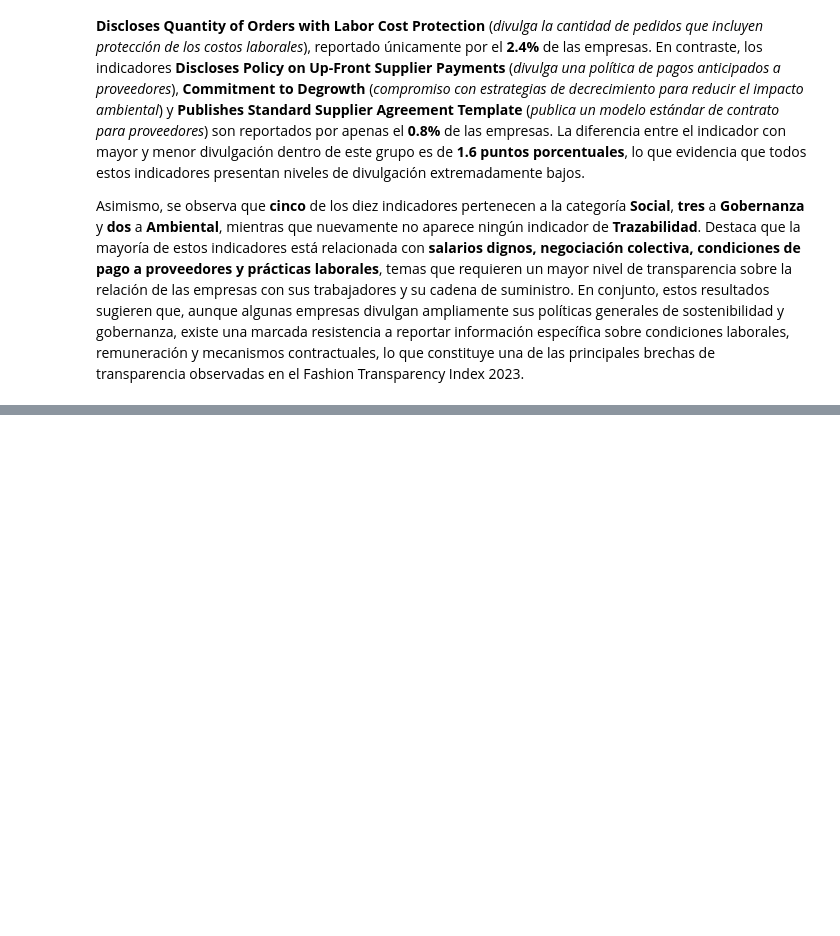
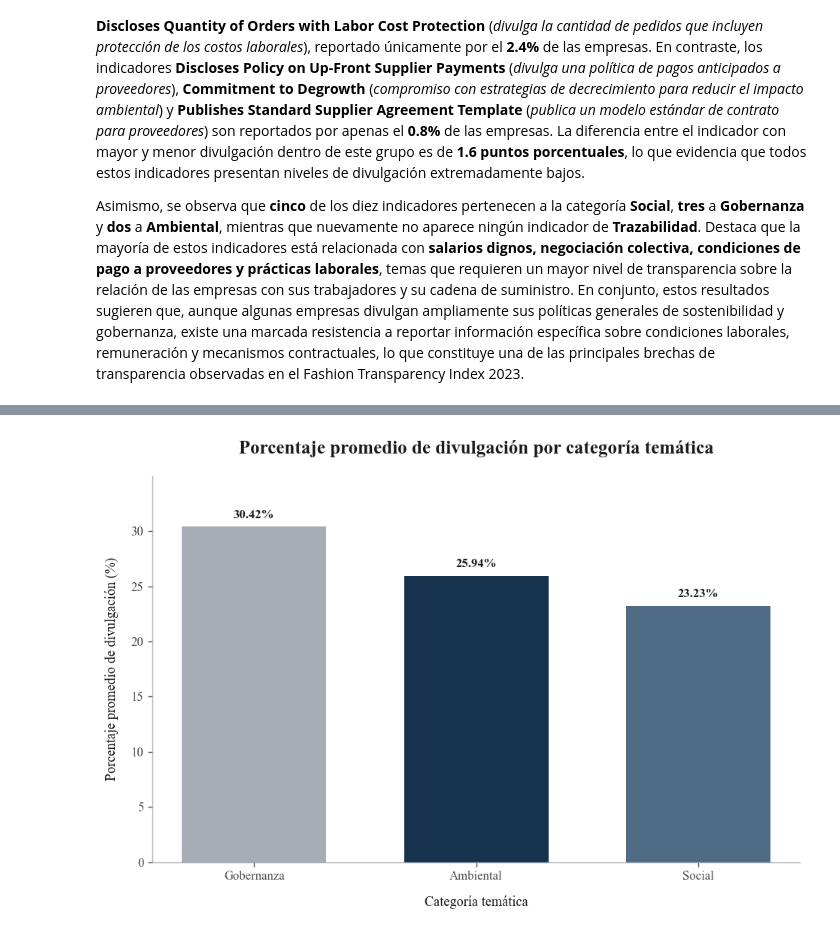
Before and after one commit to avrilsalazarrodriguez/fashion-transparency-index-2023, a Jupyter notebook: scripts/03_Analisis_exploratorio_de_datos.ipynb, the cells around one changed output, grey strips where cells are left out. Saved outputs shown, nothing was run; the diff lists cells and outputs as text; code cells hidden in the pictures; blank space fills up the shorter version.

Commit message:
Agrega análisis de divulgación por categoría temática

```diff
--- a/scripts/03_Analisis_exploratorio_de_datos.ipynb
+++ b/scripts/03_Analisis_exploratorio_de_datos.ipynb
@@ -859,0 +905,83 @@ Asimismo, se observa que **cinco** de los diez indicadores pertenecen a la categ
+# %%
+# Visualizamos el porcentaje promedio de divulgación por categoría temática
+
+fig, ax = plt.subplots(figsize=(8, 5.5))
+
+# Asignamos un color según la categoría temática
+
+colores = (
+    divulgacion_categoria["Categoria"]
+    .map(COLOR_CATEGORIAS)
+)
+
+# Construimos la gráfica
+
+barras = ax.bar(
+    divulgacion_categoria["Categoria_es"],
+    divulgacion_categoria["Porcentaje de divulgación"],
+    color=colores,
+    width=0.65
+)
+
+# Incorporamos el título y los nombres de los ejes
+
+ax.set_title(
+    "Porcentaje promedio de divulgación por categoría temática",
+    pad=18
+)
+
+ax.set_xlabel(
+    "Categoría temática",
+    labelpad=10
+)
+
+ax.set_ylabel(
+    "Porcentaje promedio de divulgación (%)",
+    labelpad=10
+)
+
+# Eliminamos los bordes que no aportan información
+
+ax.spines["top"].set_visible(False)
+ax.spines["right"].set_visible(False)
+ax.spines["left"].set_color(GRIS_MEDIO)
+ax.spines["bottom"].set_color(GRIS_MEDIO)
+
+# Añadimos el porcentaje sobre cada barra
+
+for barra, valor in zip(
+    barras,
+    divulgacion_categoria["Porcentaje de divulgación"]
+):
+    ax.text(
+        barra.get_x() + barra.get_width() / 2,
+        barra.get_height() + 0.5,
+        f"{valor:.2f}%",
+        ha="center",
+        va="bottom",
+        fontsize=10,
+        fontweight="bold",
+        color=NEGRO
+    )
+
+# Dejamos espacio para las etiquetas
+
+ax.set_ylim(
+    0,
+    divulgacion_categoria["Porcentaje de divulgación"].max() * 1.15
+)
+
+# Ajustamos los márgenes
+
+fig.tight_layout()
+
+# Guardamos la figura
+
+guardar_figura(
+    fig,
+    "promedio_divulgacion_categoria"
+)
+
+plt.show()
+# %% [output]
+[figure, added]
```
Also changed, not shown: parts of 3 cells of this notebook, 1 other file.
